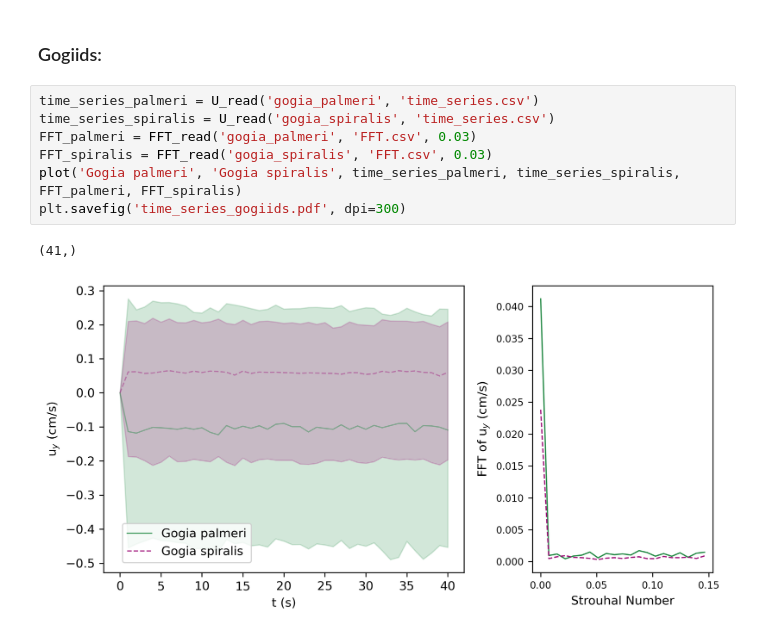
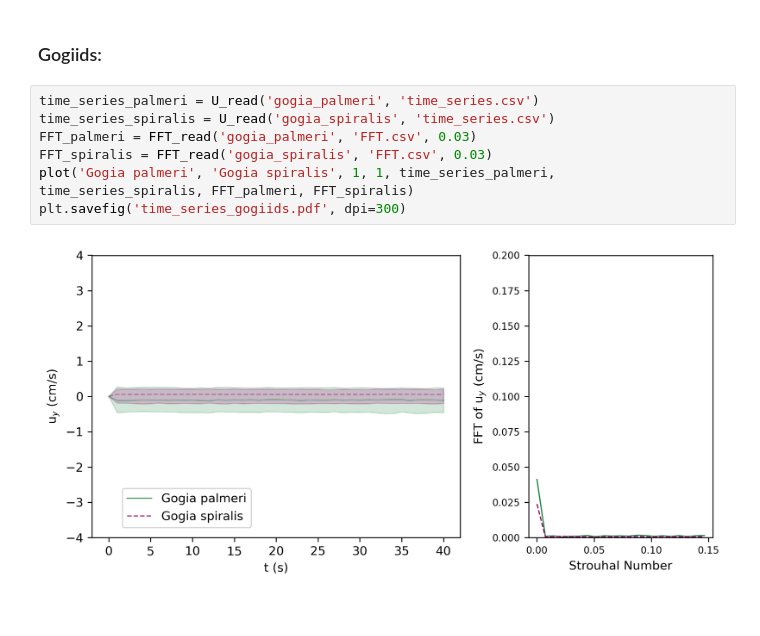
Before and after one commit to jwm212/spirals, a Jupyter notebook: analysis/time_series_analysis.ipynb, the cells around one changed output. Drawn from its saved outputs; the diff is of its cells as text.

```diff
--- a/analysis/time_series_analysis.ipynb
+++ b/analysis/time_series_analysis.ipynb
@@ -142,10 +499,9 @@ FileNotFoundError: [Errno 2] No such file or directory: '../helicocystis/velocit
 # %%
 time_series_palmeri = U_read('gogia_palmeri', 'time_series.csv')
 time_series_spiralis = U_read('gogia_spiralis', 'time_series.csv')
 FFT_palmeri = FFT_read('gogia_palmeri', 'FFT.csv', 0.03)
 FFT_spiralis = FFT_read('gogia_spiralis', 'FFT.csv', 0.03)
-plot('Gogia palmeri', 'Gogia spiralis', time_series_palmeri, time_series_spiralis, FFT_palmeri, FFT_spiralis)
+plot('Gogia palmeri', 'Gogia spiralis', 1, 1, time_series_palmeri, time_series_spiralis, FFT_palmeri, FFT_spiralis)
 plt.savefig('time_series_gogiids.pdf', dpi=300)
 # %% [output]
-(41,)
-[figure, old version]
+[figure, new version]
```
Also changed, not shown: parts of 12 cells of this notebook.
